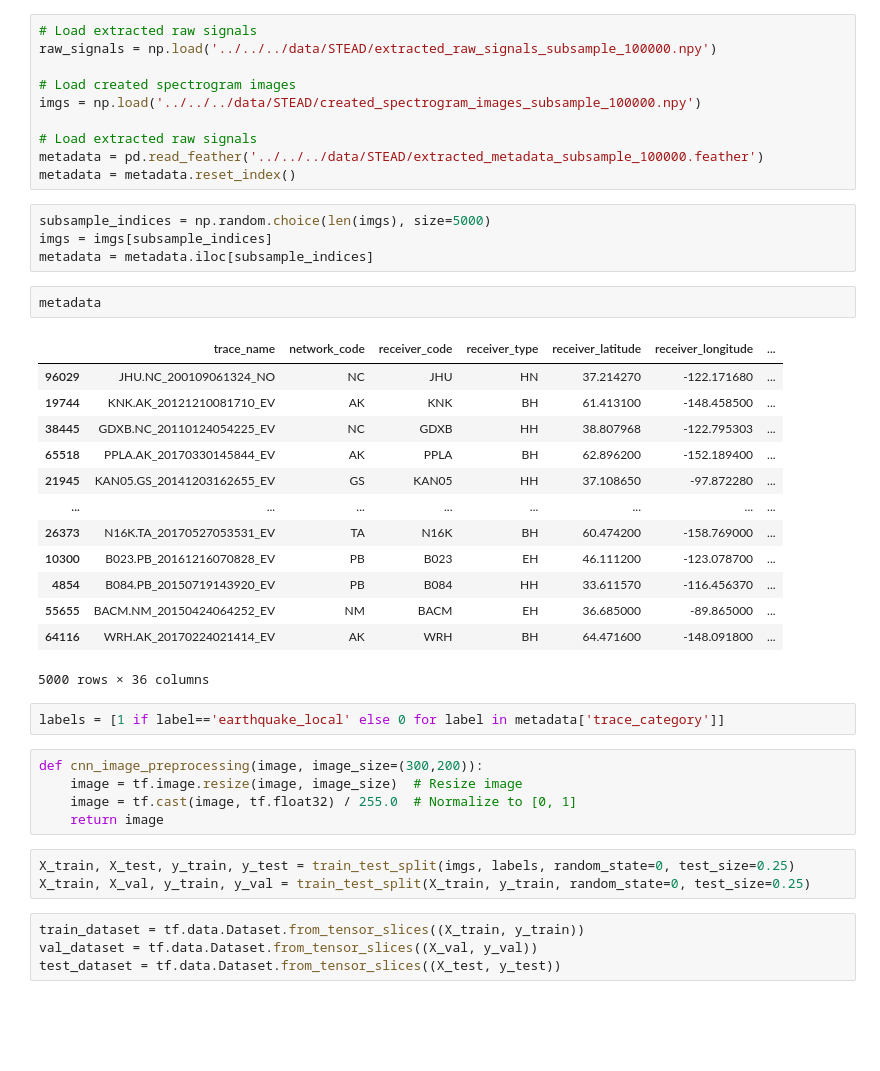
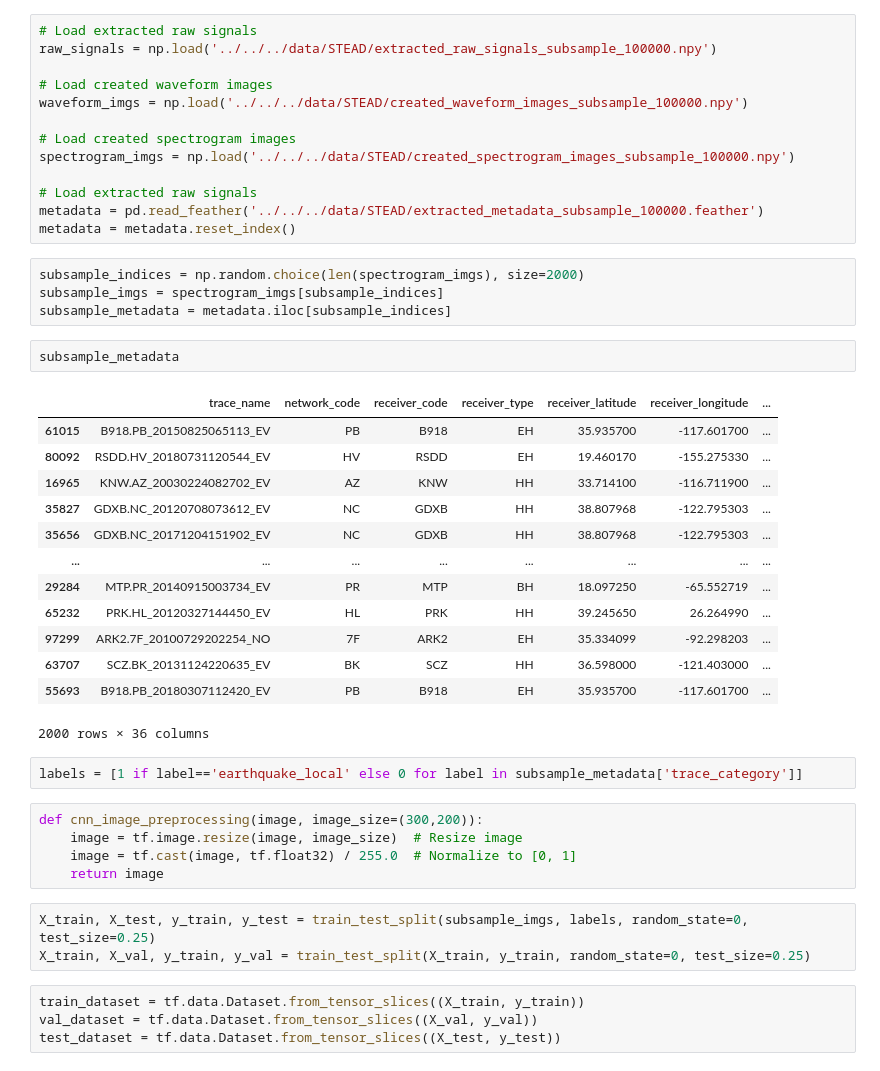
Before and after one commit to kaelynn-rose/Earthquake_Detection, a Jupyter notebook: notebooks/model_training.ipynb, the cells around one changed output. Saved outputs shown, nothing was run; the diff lists cells and outputs as text; blank space fills up the shorter version.

```diff
--- a/notebooks/model_training.ipynb
+++ b/notebooks/model_training.ipynb
@@ -13,41 +20,44 @@ from sklearn.model_selection import train_test_split
 # Load extracted raw signals
 raw_signals = np.load('../../../data/STEAD/extracted_raw_signals_subsample_100000.npy')
 
+# Load created waveform images
+waveform_imgs = np.load('../../../data/STEAD/created_waveform_images_subsample_100000.npy')
+
 # Load created spectrogram images
-imgs = np.load('../../../data/STEAD/created_spectrogram_images_subsample_100000.npy')
+spectrogram_imgs = np.load('../../../data/STEAD/created_spectrogram_images_subsample_100000.npy')
 
 # Load extracted raw signals
 metadata = pd.read_feather('../../../data/STEAD/extracted_metadata_subsample_100000.feather')
 metadata = metadata.reset_index()
 # %%
-subsample_indices = np.random.choice(len(imgs), size=5000)
-imgs = imgs[subsample_indices]
-metadata = metadata.iloc[subsample_indices]
+subsample_indices = np.random.choice(len(spectrogram_imgs), size=2000)
+subsample_imgs = spectrogram_imgs[subsample_indices]
+subsample_metadata = metadata.iloc[subsample_indices]
 # %%
-metadata
+subsample_metadata
 # %% [output]
 |  | trace_name | network_code | receiver_code | receiver_type | receiver_latitude | receiver_longitude | ... |
-| 96029 | JHU.NC_200109061324_NO | NC | JHU | HN | 37.214270 | -122.171680 | ... |
-| 19744 | KNK.AK_20121210081710_EV | AK | KNK | BH | 61.413100 | -148.458500 | ... |
-| 38445 | GDXB.NC_20110124054225_EV | NC | GDXB | HH | 38.807968 | -122.795303 | ... |
-| 65518 | PPLA.AK_20170330145844_EV | AK | PPLA | BH | 62.896200 | -152.189400 | ... |
-| 21945 | KAN05.GS_20141203162655_EV | GS | KAN05 | HH | 37.108650 | -97.872280 | ... |
+| 61015 | B918.PB_20150825065113_EV | PB | B918 | EH | 35.935700 | -117.601700 | ... |
+| 80092 | RSDD.HV_20180731120544_EV | HV | RSDD | EH | 19.460170 | -155.275330 | ... |
+| 16965 | KNW.AZ_20030224082702_EV | AZ | KNW | HH | 33.714100 | -116.711900 | ... |
+| 35827 | GDXB.NC_20120708073612_EV | NC | GDXB | HH | 38.807968 | -122.795303 | ... |
+| 35656 | GDXB.NC_20171204151902_EV | NC | GDXB | HH | 38.807968 | -122.795303 | ... |
 | ... | ... | ... | ... | ... | ... | ... | ... |
-| 26373 | N16K.TA_20170527053531_EV | TA | N16K | BH | 60.474200 | -158.769000 | ... |
-| 10300 | B023.PB_20161216070828_EV | PB | B023 | EH | 46.111200 | -123.078700 | ... |
-| 4854 | B084.PB_20150719143920_EV | PB | B084 | HH | 33.611570 | -116.456370 | ... |
-| 55655 | BACM.NM_20150424064252_EV | NM | BACM | EH | 36.685000 | -89.865000 | ... |
-| 64116 | WRH.AK_20170224021414_EV | AK | WRH | BH | 64.471600 | -148.091800 | ... |
+| 29284 | MTP.PR_20140915003734_EV | PR | MTP | BH | 18.097250 | -65.552719 | ... |
+| 65232 | PRK.HL_20120327144450_EV | HL | PRK | HH | 39.245650 | 26.264990 | ... |
+| 97299 | ARK2.7F_20100729202254_NO | 7F | ARK2 | EH | 35.334099 | -92.298203 | ... |
+| 63707 | SCZ.BK_20131124220635_EV | BK | SCZ | HH | 36.598000 | -121.403000 | ... |
+| 55693 | B918.PB_20180307112420_EV | PB | B918 | EH | 35.935700 | -117.601700 | ... |
-5000 rows × 36 columns
+2000 rows × 36 columns
 # %%
-labels = [1 if label=='earthquake_local' else 0 for label in metadata['trace_category']]
+labels = [1 if label=='earthquake_local' else 0 for label in subsample_metadata['trace_category']]
 # %%
 def cnn_image_preprocessing(image, image_size=(300,200)):
     image = tf.image.resize(image, image_size)  # Resize image
     image = tf.cast(image, tf.float32) / 255.0  # Normalize to [0, 1]
     return image
 # %%
-X_train, X_test, y_train, y_test = train_test_split(imgs, labels, random_state=0, test_size=0.25)
+X_train, X_test, y_train, y_test = train_test_split(subsample_imgs, labels, random_state=0, test_size=0.25)
 X_train, X_val, y_train, y_val = train_test_split(X_train, y_train, random_state=0, test_size=0.25)
 # %%
 train_dataset = tf.data.Dataset.from_tensor_slices((X_train, y_train))
```
Also changed, not shown: parts of 10 cells of this notebook, 1 other file.
